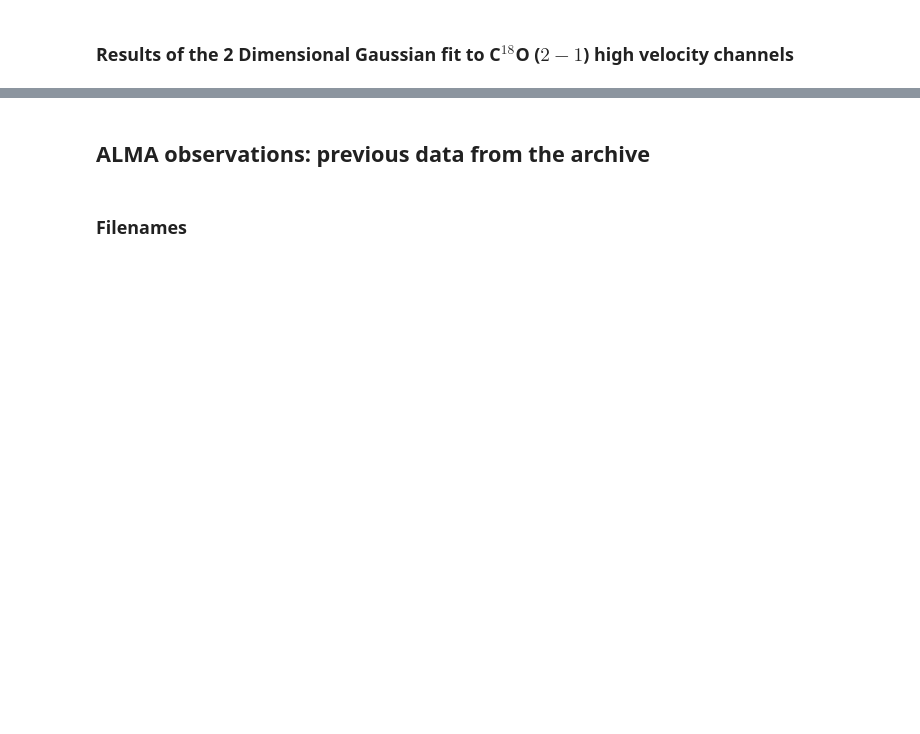
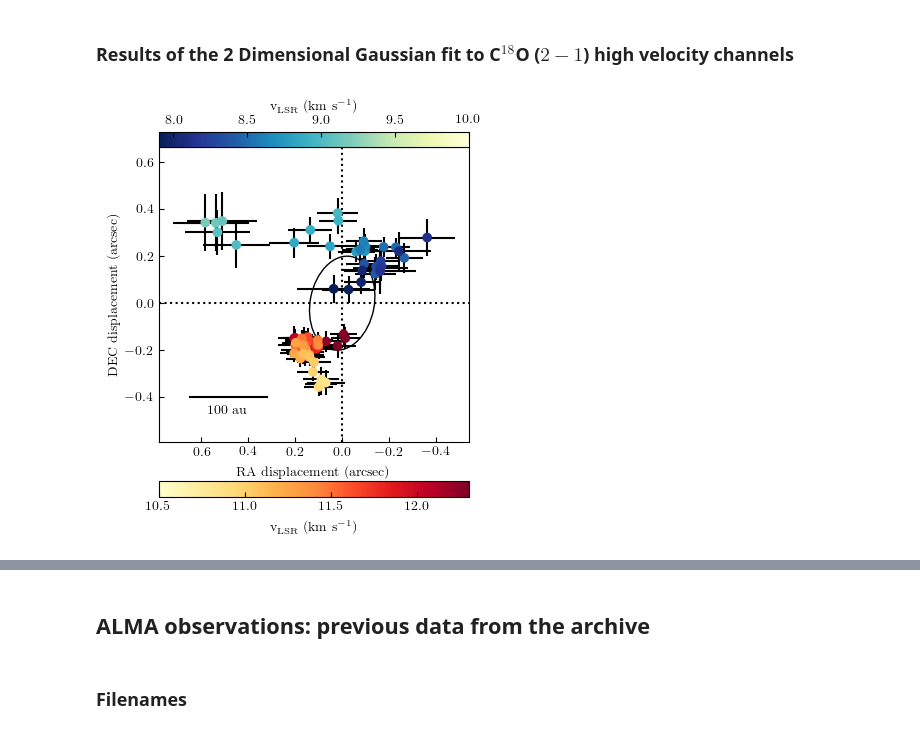
Before and after one commit to tere-valdivia/Barnard_5_infall, a Jupyter notebook: figures.ipynb, the cells around one changed output, grey strips where cells are left out. Cells and saved outputs as stored; diff of their text form; code cells hidden in the pictures; blank space fills up the shorter version.

```diff
--- a/figures.ipynb
+++ b/figures.ipynb
@@ -2247,39 +2251,43 @@ deltadecc18o = np.abs(cube_C18O.header['CDELT2'])
 # %%
 savefigure = True
 figname = figurefolder + 'displacement_plot_imageplane_alt_cbar.pdf'
 scalebarsize = 100
 scalebarpix = (scalebarsize / dist_B5.value)
 
 
 fig = plt.figure(figsize=(4,6))
 ax = fig.add_subplot(111)
-ellipse = Ellipse(xy=(0, 0), width=bmajc18o.to(u.arcsec).value, height=bminc18o.to(u.arcsec).value, angle=bpac18o.value-90, edgecolor='k', fc='None', lw=1)
-sc = ax.scatter(positionxblue_arcsec, positionyblue_arcsec,
+ellipse = Ellipse(xy=(0, 0), width=bmajc18o.to(u.arcsec).value, height=bminc18o.to(u.arcsec).value, angle=-bpac18o.value-90, edgecolor='k', fc='None', lw=1)
+sc = ax.scatter(-1*positionxblue_arcsec, positionyblue_arcsec,
                 c=velocitylistblue,
                 cmap='YlGnBu_r', vmin=7.9, vmax=10, zorder=100)
-plt.colorbar(sc, ax=ax, label=r'V$_{LSR}$ (km s$^{-1}$)', location='top', pad=0)
-ax.errorbar(positionxblue_arcsec, positionyblue_arcsec,
+plt.colorbar(sc, ax=ax, label=r'v$_{\mathrm{LSR}}$ (km s$^{-1}$)', location='top', pad=0)
+ax.errorbar(-1*positionxblue_arcsec, positionyblue_arcsec,
                 xerr=errpositionxblue_arcsec,
                 yerr=errpositionyblue_arcsec,
                 color='k', fmt='.')
-sc2 = ax.scatter(positionxred_arcsec, positionyred_arcsec,
+sc2 = ax.scatter(-1*positionxred_arcsec, positionyred_arcsec,
                 c=velocitylistred,
                 cmap='YlOrRd', vmin=10.5, vmax=12.3, zorder=100)
-plt.colorbar(sc2, ax=ax, label=r'V$_{LSR}$ (km s$^{-1}$)', location='bottom', pad=0.1)
-ax.errorbar(positionxred_arcsec, positionyred_arcsec,
+plt.colorbar(sc2, ax=ax, label=r'v$_{\mathrm{LSR}}$ (km s$^{-1}$)', location='bottom', pad=0.1)
+ax.errorbar(-1*positionxred_arcsec, positionyred_arcsec,
                 xerr=errpositionxred_arcsec,
                 yerr=errpositionyred_arcsec,
                 color='k', fmt='.')
+# the -1 is to comply with the standard in RA angles
 ax.axhline(0, color='k', ls=':')
 ax.axvline(0, color='k', ls=':')
 ax.set_xlabel('RA displacement (arcsec)')
 ax.set_ylabel('DEC displacement (arcsec)')
+ax.invert_xaxis()
 ax.add_patch(ellipse)
-ax.plot([-0.65, -0.65+scalebarpix], [-0.4, -0.4], color='k', lw=1.5)
-ax.annotate(str(scalebarsize)+' au', (0.15, 0.09), xycoords='axes fraction', color='k', size=10)
+ax.plot([0.65, 0.65-scalebarpix], [-0.4, -0.4], color='k', lw=1.5)
+ax.annotate(str(scalebarsize)+' au', (0.16, 0.09), xycoords='axes fraction', color='k', size=10)
 ax.axis('equal')
 if savefigure:
     fig.savefig(figname, bbox_inches='tight', dpi=dpibase)
+# %% [output]
+[figure, added]
 # %%
 savefigure = True
 figname = figurefolder + 'displacement_plot_radius_au_all.pdf'
```
Also changed, not shown: parts of 5 cells of this notebook, 8 other files.
